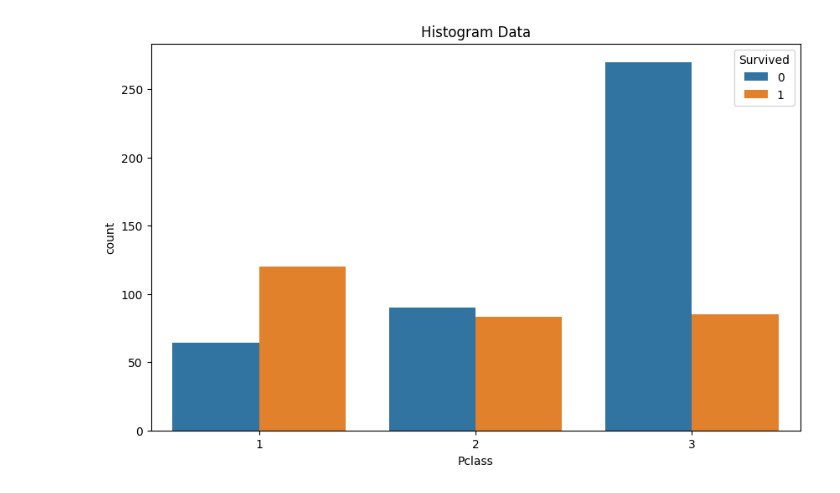
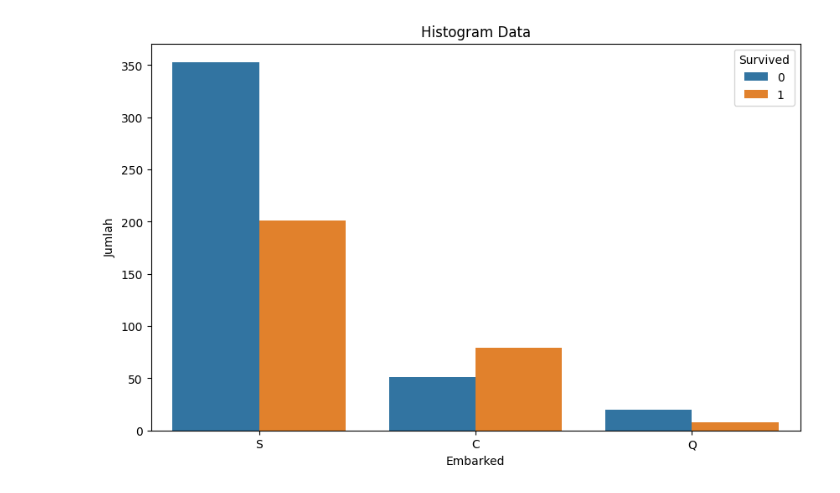
Before and after one commit to WawanWidiantara/Single-Layer-Perceptron, a Jupyter notebook: Single-Layer-Perceptron/Visualisasi Data/Visualisasi_Data_Training.ipynb, the cells around one changed output. Cells and saved outputs as stored; diff of their text form; code cells hidden in the pictures.

```diff
--- a/Single-Layer-Perceptron/Visualisasi Data/Visualisasi_Data_Training.ipynb
+++ b/Single-Layer-Perceptron/Visualisasi Data/Visualisasi_Data_Training.ipynb
@@ -15,8 +83,10 @@ df.head()
 # %%
+survived_labels = ['Not Survived', 'Survived']
 plt.figure(figsize=(10, 6))
-sns.countplot(data=df, x='Pclass', hue='Survived')
+sns.countplot(data=df, x='Embarked', hue='Survived')
 plt.title('Histogram Data')
-plt.xlabel('Pclass')
+plt.xlabel('Embarked')
+plt.ylabel('Jumlah')
 plt.show()
 # %% [output]
-[figure, old version]
+[figure, new version]
```
Also changed, not shown: parts of 12 cells of this notebook, 1 other file.
